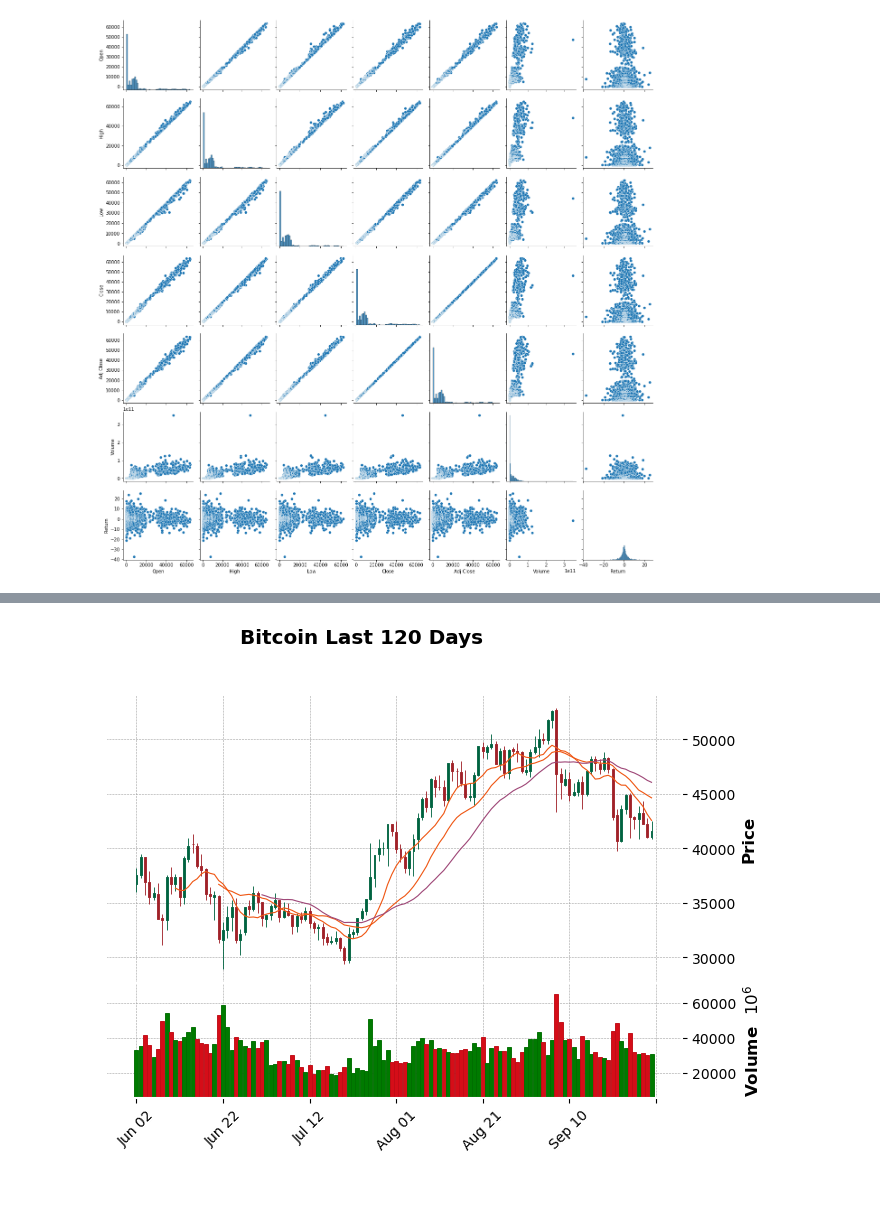
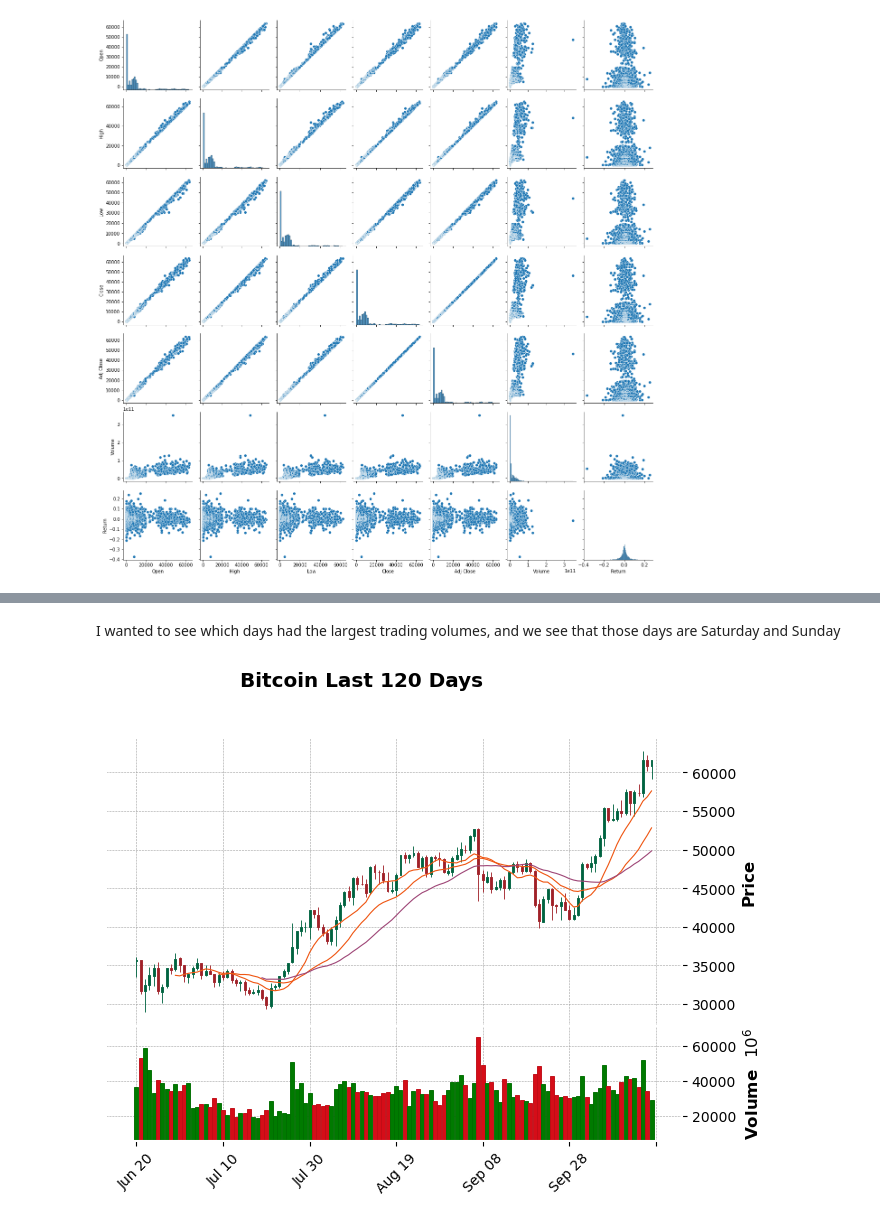
Before and after one commit to General2096/Sprinboard, a Jupyter notebook: Capstone Project/Exploratory Data Analysis Bitcoin.ipynb, the cells around one changed output, grey strips where cells are left out. Drawn from its saved outputs; the diff is of its cells as text; code cells hidden in the pictures; blank space fills up the shorter version.

```diff
--- a/Capstone Project/Exploratory Data Analysis Bitcoin.ipynb
+++ b/Capstone Project/Exploratory Data Analysis Bitcoin.ipynb
@@ -32,7 +32,10 @@ import json
 import seaborn as sns
 from datetime import datetime
 # %%
-bc = pd.read_csv('C:/Users/falda/Downloads/BTC-USD.csv', parse_dates=True)
+#The data was downloaded from yahoo in the following link: https://finance.yahoo.com/quote/BTC-USD/history/
+#The date has to be manually changed on the website to obtain all the possible data
+url = 'https://query1.finance.yahoo.com/v7/finance/download/BTC-USD?period1=1410912000&period2=1634515200&interval=1d&events=history&includeAdjustedClose=true'
+bc = pd.read_csv(url)
 bc
 # %% [output]
 |  | Date | Open | High | Low | Close | Adj Close | Volume |
@@ -154,6 +158,4 @@ Text(0.5, 1.0, 'Closing Price vs. Date')
 # %%
-bc['Return'] = bc['Close'].pct_change()*100
-bc.head()
 bc.plot('Date', 'Return', figsize=(9,5))
 plt.tight_layout()
 plt.xlabel('Years')
@@ -240,0 +241,8 @@ lag_plot(bc['Adj Close'])
+# %%
+#Create a column to return the day of the week matching the date
+
+bc['Date'] = pd.to_datetime(bc['Date']) #Had to redo otherwise errors appeared
+week={0:'Mon', 1:'Tue', 2:'Wed', 3:'Thu', 4:'Fri', 5:'Sat', 6:'Sun'}
+bc['Day of Week'] = bc['Date'].dt.dayofweek.map(week)
+
+bc.head()
@@ -269,11 +290,11 @@ See the caveats in the documentation: https://pandas.pydata.org/pandas-docs/stab
+# %% [markdown]
+I wanted to see which days had the largest trading volumes, and we see that those days are Saturday and Sunday
 # %%
 import mplfinance as mpf
 # %%
 #Limit data so that it becomes easier to see
 mpf.plot(bc.set_index('Date').tail(120),
-        type='candle', style='charles',
-        volume=True,
-        title='Bitcoin Last 120 Days',
-        mav=(10,20,30)) #moving average
+        type='candle', style='charles', volume=True,
+        title='Bitcoin Last 120 Days', mav=(10,20,30)) #moving average
 # %% [output]
-[figure, old version]
+[figure, new version]
```
Also changed, not shown: parts of 24 cells of this notebook.
